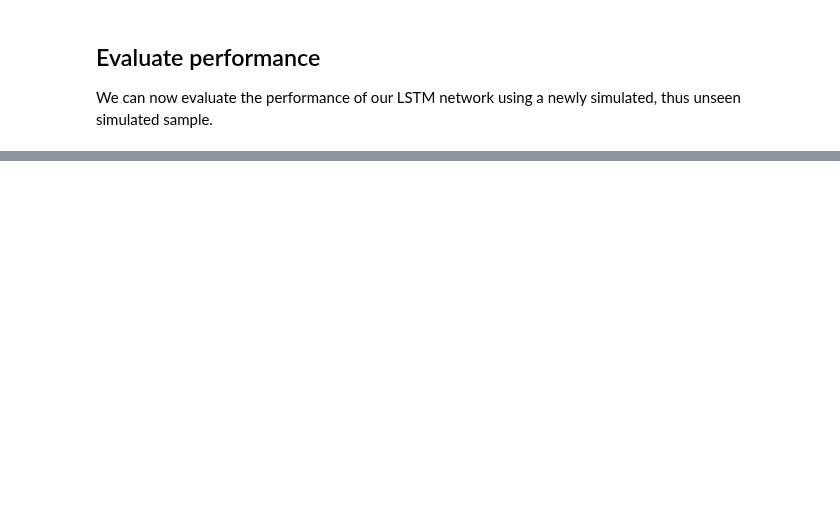
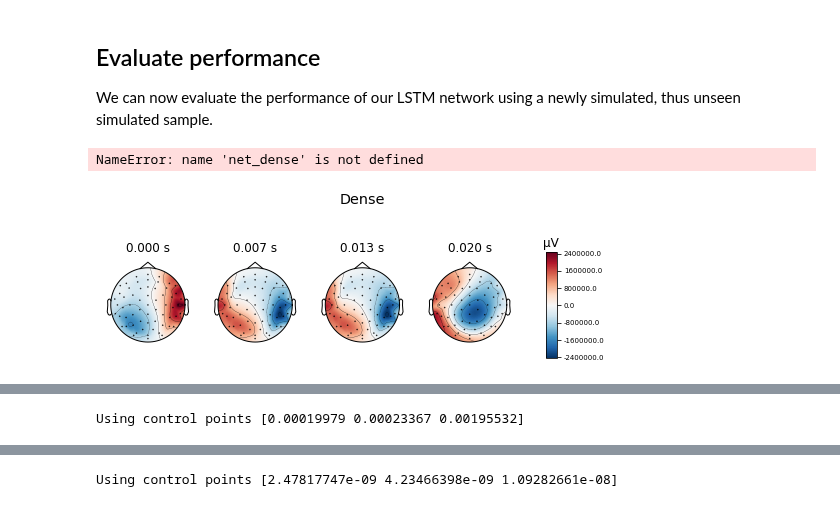
Before and after one commit to LukeTheHecker/esinet, a Jupyter notebook: tutorials/single_vs_lstm.ipynb.ipynb, the cells around one changed output, grey strips where cells are left out. Drawn from its saved outputs; the diff is of its cells as text; code cells hidden in the pictures; blank space fills up the shorter version.

```diff
--- a/tutorials/single_vs_lstm.ipynb.ipynb
+++ b/tutorials/single_vs_lstm.ipynb.ipynb
@@ -48,7 +48,7 @@ Next, we simulate our training data. In order to invoke the LSTM architecture we
 Note, that for publication-ready inverse solutions you should increase the number of training samples to 100,000.
 # %%
 n_samples = 50000
-settings = dict(duration_of_trial=0.08, target_snr=1)
+settings = dict(duration_of_trial=0.2, target_snr=1)
 sim_lstm = Simulation(fwd, info, verbose=True, settings=settings).simulate(n_samples=n_samples)
 
 sim_dense = util.convert_simulation_temporal_to_single(sim_lstm)
@@ -193,8 +145,8 @@ sim_eval.eeg_data[0].average().plot_topomap()
 We can now evaluate the performance of our LSTM network using a newly simulated, thus unseen simulated sample.
 # %%
 %matplotlib qt
-settings['duration_of_trial'] = 5
-settings['target_snr'] = 4
+settings['duration_of_trial'] = 0.03
+settings['target_snr'] = 1
 
 # Simulate new data
 sim_test = Simulation(fwd, info, settings=settings).simulate(1)
@@ -231,3 +183,38 @@ brain.add_text(0.1, 0.9, 'LSTM', 'title')
 evoked_esi = util.get_eeg_from_source(prediction_lstm, fwd, info, tmin=0.)
 evoked_esi.plot()
 evoked_esi.plot_topomap(title='LSTM')
+# %% [output]
+NameError: name 'net_dense' is not defined
+# %%
+%matplotlib qt
+settings['duration_of_trial'] = 0.03
+settings['target_snr'] = 1
+
+# Simulate new data
+sim_test = Simulation(fwd, info, settings=settings).simulate(1)
+idx = 0
+# Predict sources
+prediction_dense = net.predict(sim_test)
+
+
+# Plot True Source
+brain = sim_test.source_data[idx].plot(**plot_params)
+brain.add_text(0.1, 0.9, 'Ground Truth', 'title')
+
+# Plot True EEG
+evoked = sim_test.eeg_data[idx].average()
+evoked.plot()
+evoked.plot_topomap(title='Ground Truth')
+evoked = util.get_eeg_from_source(sim_test.source_data[idx], fwd, info, tmin=0.)
+evoked.plot_topomap(title='Ground Truth Noiseless')
+
+
+# Plot predicted source Dense
+brain = prediction_dense.plot(**plot_params)
+brain.add_text(0.1, 0.9, 'Dense', 'title')
+# Plot predicted EEG
+evoked_esi = util.get_eeg_from_source(prediction_dense, fwd, info, tmin=0.)
+evoked_esi.plot()
+evoked_esi.plot_topomap(title='Dense')
+# %% [output]
+[figure, added]
@@ -233,0 +225 @@ evoked_esi.plot_topomap(title='LSTM')
+Using control points [0.00019979 0.00023367 0.00195532]
@@ -233,0 +230 @@ evoked_esi.plot_topomap(title='LSTM')
+Using control points [2.47817747e-09 4.23466398e-09 1.09282661e-08]
```
Also changed, not shown: parts of 7 cells of this notebook, 3 other files.
